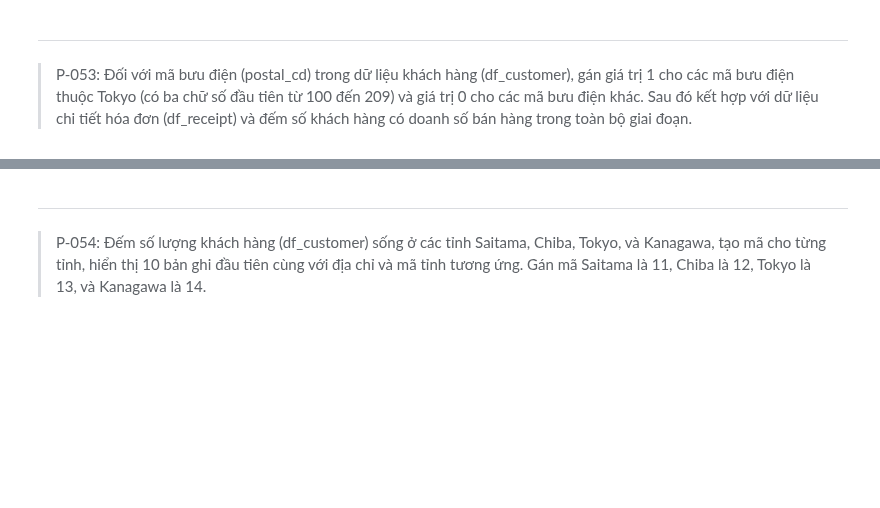
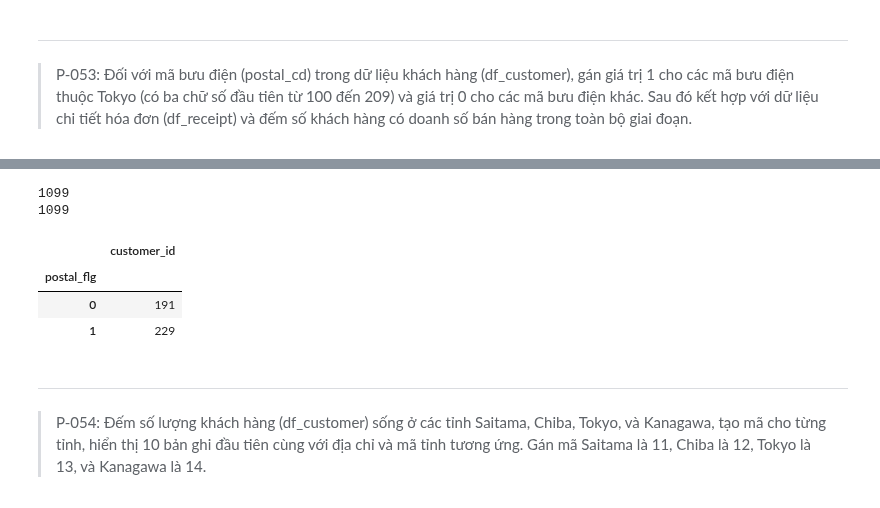
Before and after one commit to quoc-duc/LearnPandas, a Jupyter notebook: notebooks_vn/exercises/100_bai_tap_pandas_vn_exes.ipynb, the cells around one changed output, grey strips where cells are left out. Cells and saved outputs as stored; diff of their text form; code cells hidden in the pictures; blank space fills up the shorter version.

```diff
--- a/notebooks_vn/exercises/100_bai_tap_pandas_vn_exes.ipynb
+++ b/notebooks_vn/exercises/100_bai_tap_pandas_vn_exes.ipynb
@@ -1347,3 +1357,21 @@ df_sales_amount.head(10)
+# %%
+# 2
+df_tmp = df_customer[['customer_id', 'postal_cd']].copy()
+print(len(df_tmp))
+
+df_tmp['postal_flg'] = np.where(df_tmp['postal_cd'].str[0:3].astype(int)
+                                .between(100, 209), 1, 0)
+print(len(df_tmp))
+
+pd.merge(df_tmp, df_receipt, how='inner', on='customer_id'). \
+    groupby('postal_flg').agg({'customer_id':'nunique'})
+# %% [output]
+1099
+1099
+|  | customer_id |
+| postal_flg |  |
+| 0 | 191 |
+| 1 | 229 |
 # %% [markdown]
 ---
 > P-054:
```
Also changed, not shown: parts of 3 cells of this notebook.
